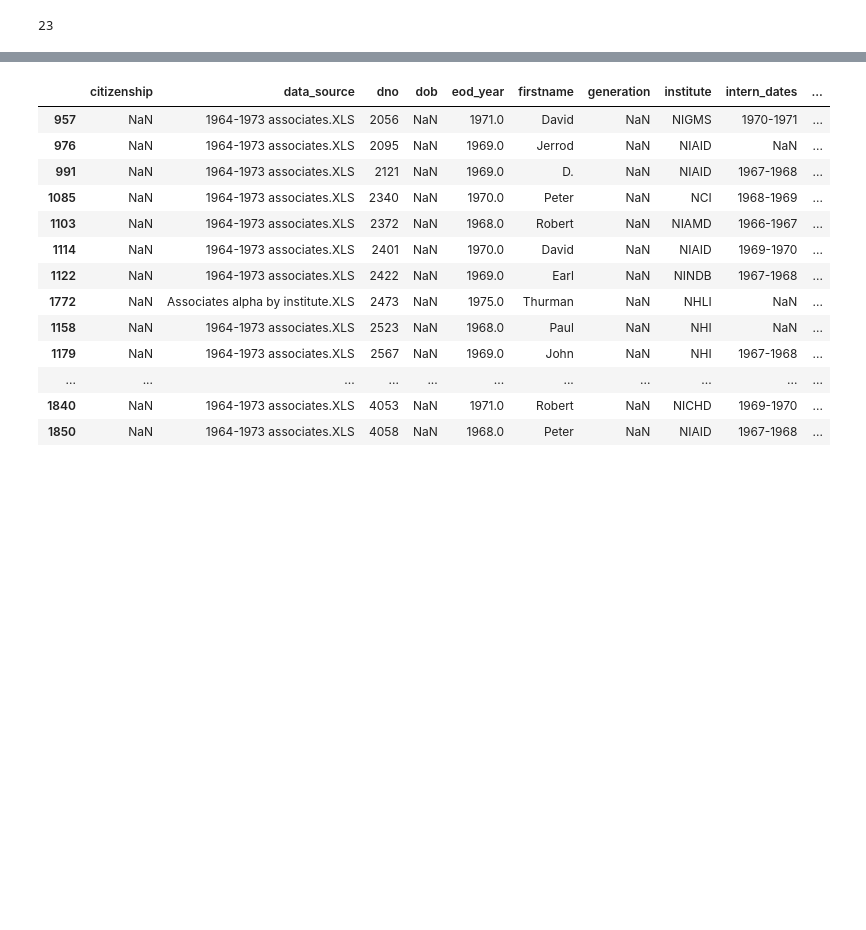
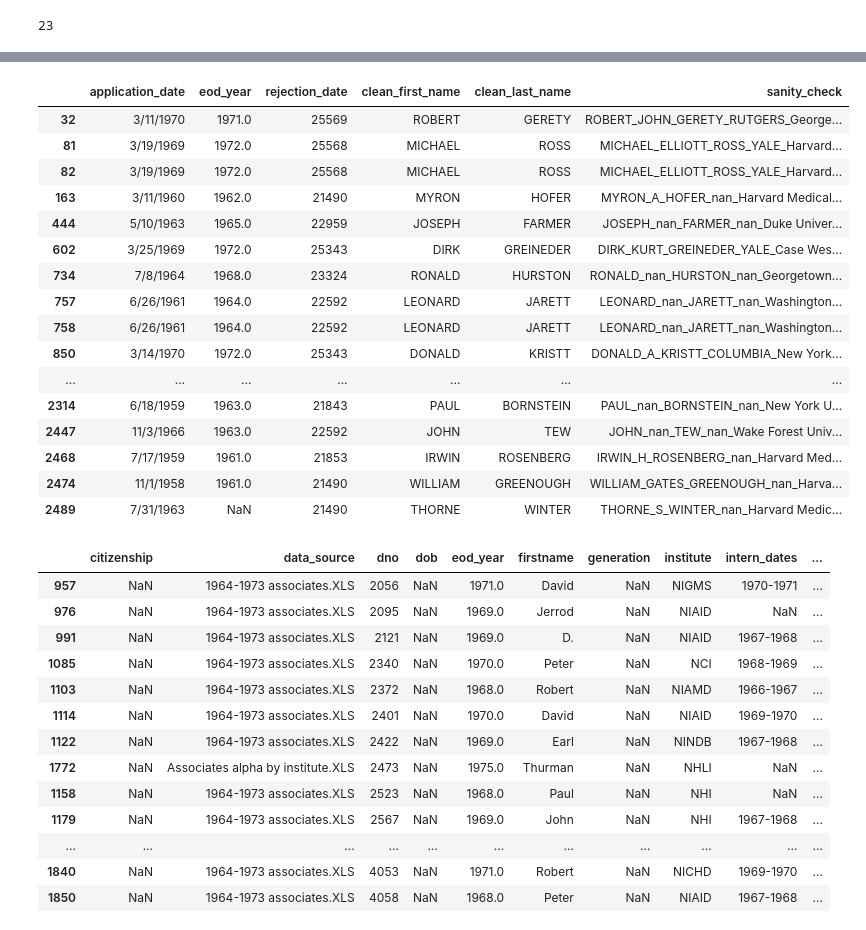
Before and after one commit to Lrraymond13/yellow_beret, a Jupyter notebook: Import Dedupe Known Associates.ipynb, the cells around one changed output, grey strips where cells are left out. Cells and saved outputs as stored; diff of their text form; code cells hidden in the pictures; blank space fills up the shorter version.

```diff
--- a/Import Dedupe Known Associates.ipynb
+++ b/Import Dedupe Known Associates.ipynb
@@ -396,0 +550,21 @@ not_matched_attendees = df3_unique.loc[~df3_unique.dno.isin(full_matches.dno), :
+# %%
+#
+full_matches.loc[~pd.isnull(full_matches.rejection_date), ['application_date', 'eod_year', 'rejection_date', 'clean_first_name', 'clean_last_name', 'sanity_check']]
+# %% [output]
+|  | application_date | eod_year | rejection_date | clean_first_name | clean_last_name | sanity_check |
+| 32 | 3/11/1970 | 1971.0 | 25569 | ROBERT | GERETY | ROBERT_JOHN_GERETY_RUTGERS_George... |
+| 81 | 3/19/1969 | 1972.0 | 25568 | MICHAEL | ROSS | MICHAEL_ELLIOTT_ROSS_YALE_Harvard... |
+| 82 | 3/19/1969 | 1972.0 | 25568 | MICHAEL | ROSS | MICHAEL_ELLIOTT_ROSS_YALE_Harvard... |
+| 163 | 3/11/1960 | 1962.0 | 21490 | MYRON | HOFER | MYRON_A_HOFER_nan_Harvard Medical... |
+| 444 | 5/10/1963 | 1965.0 | 22959 | JOSEPH | FARMER | JOSEPH_nan_FARMER_nan_Duke Univer... |
+| 602 | 3/25/1969 | 1972.0 | 25343 | DIRK | GREINEDER | DIRK_KURT_GREINEDER_YALE_Case Wes... |
+| 734 | 7/8/1964 | 1968.0 | 23324 | RONALD | HURSTON | RONALD_nan_HURSTON_nan_Georgetown... |
+| 757 | 6/26/1961 | 1964.0 | 22592 | LEONARD | JARETT | LEONARD_nan_JARETT_nan_Washington... |
+| 758 | 6/26/1961 | 1964.0 | 22592 | LEONARD | JARETT | LEONARD_nan_JARETT_nan_Washington... |
+| 850 | 3/14/1970 | 1972.0 | 25343 | DONALD | KRISTT | DONALD_A_KRISTT_COLUMBIA_New York... |
+| ... | ... | ... | ... | ... | ... | ... |
+| 2314 | 6/18/1959 | 1963.0 | 21843 | PAUL | BORNSTEIN | PAUL_nan_BORNSTEIN_nan_New York U... |
+| 2447 | 11/3/1966 | 1963.0 | 22592 | JOHN | TEW | JOHN_nan_TEW_nan_Wake Forest Univ... |
+| 2468 | 7/17/1959 | 1961.0 | 21853 | IRWIN | ROSENBERG | IRWIN_H_ROSENBERG_nan_Harvard Med... |
+| 2474 | 11/1/1958 | 1961.0 | 21490 | WILLIAM | GREENOUGH | WILLIAM_GATES_GREENOUGH_nan_Harva... |
+| 2489 | 7/31/1963 | NaN | 21490 | THORNE | WINTER | THORNE_S_WINTER_nan_Harvard Medic... |
```
Also changed, not shown: parts of 26 cells of this notebook, 1 other file.
